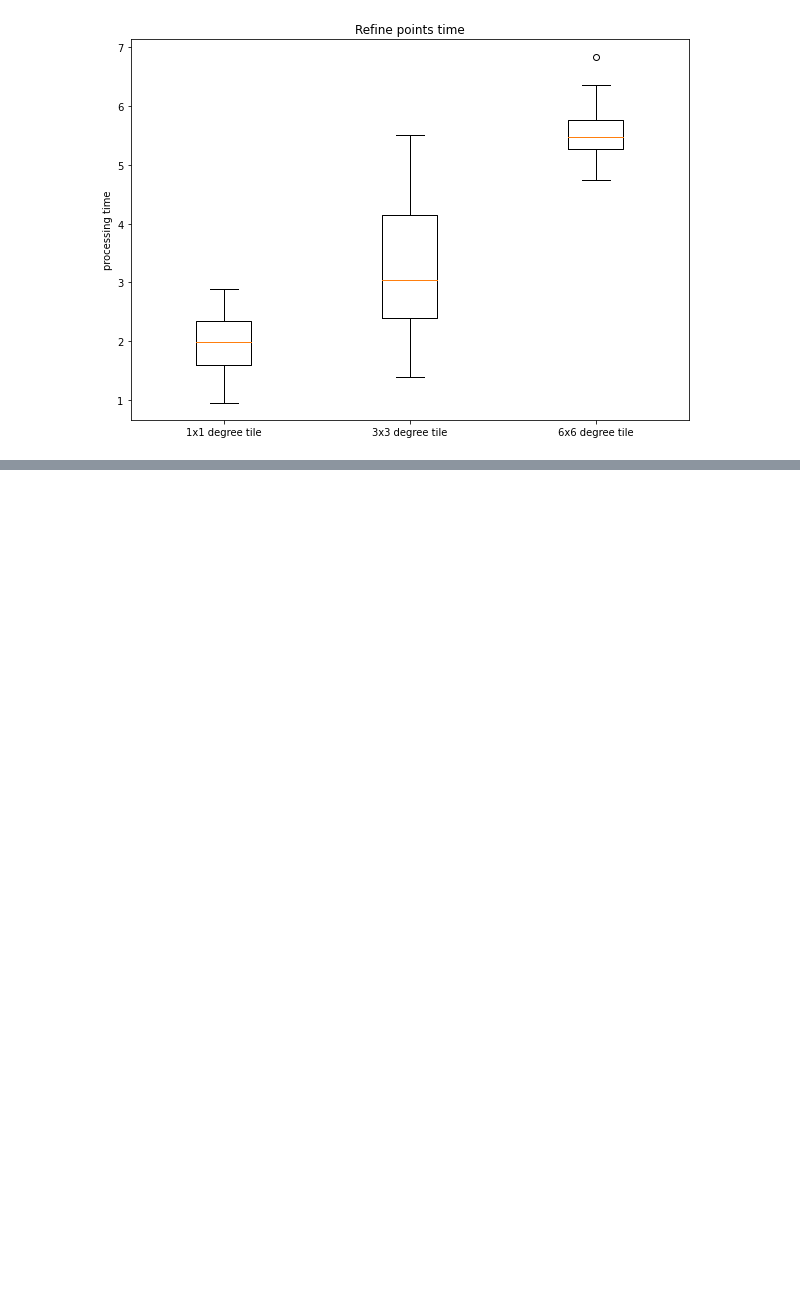
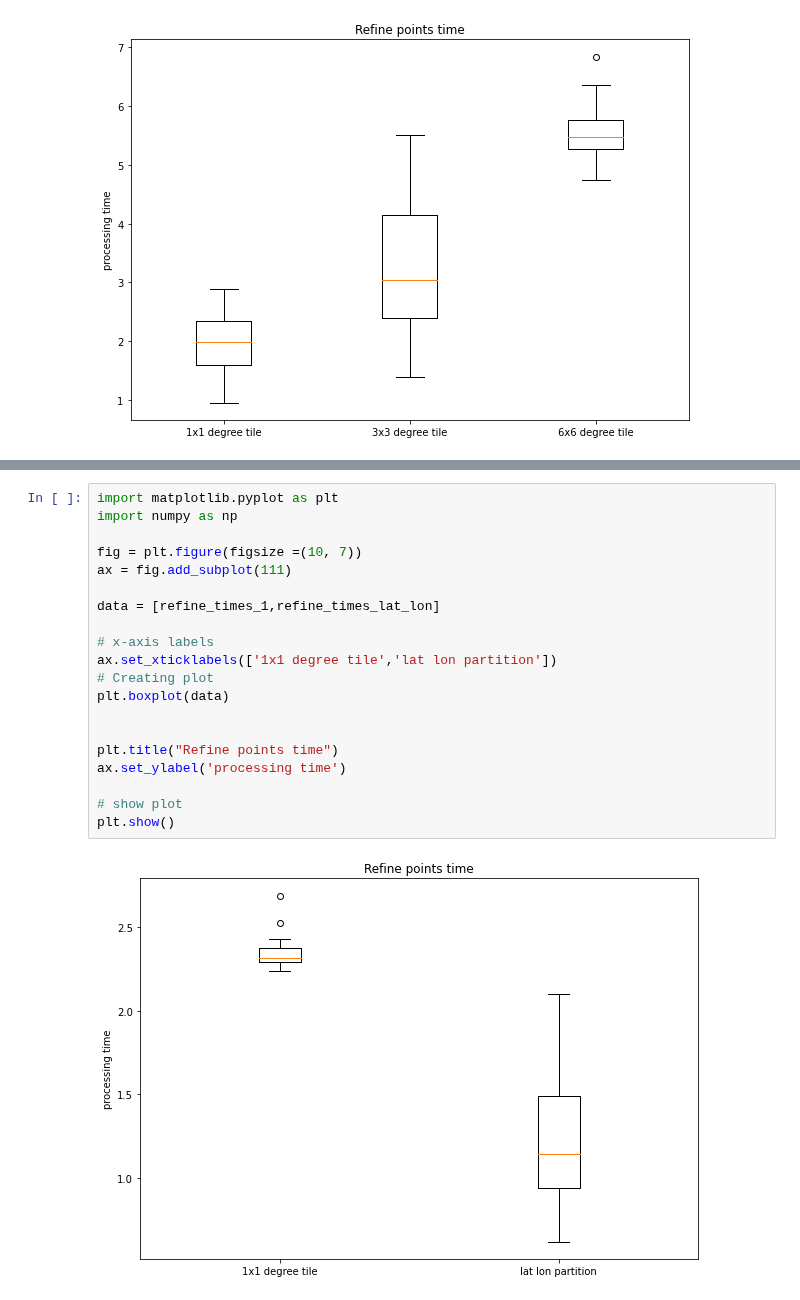
Before and after one commit to Open-Earth-Monitor/GlobalEarthPoint, a Jupyter notebook: test_partition.ipynb, the cells around one changed output, grey strips where cells are left out. Saved outputs shown, nothing was run; the diff lists cells and outputs as text; blank space fills up the shorter version.

```diff
--- a/test_partition.ipynb
+++ b/test_partition.ipynb
@@ -461,0 +696,22 @@ plt.show()
+# %%
+import matplotlib.pyplot as plt
+import numpy as np
+
+fig = plt.figure(figsize =(10, 7))
+ax = fig.add_subplot(111)
+
+data = [refine_times_1,refine_times_lat_lon]
+
+# x-axis labels
+ax.set_xticklabels(['1x1 degree tile','lat lon partition'])
+# Creating plot
+plt.boxplot(data)
+
+
+plt.title("Refine points time")
+ax.set_ylabel('processing time')
+
+# show plot
+plt.show()
+# %% [output]
+[figure, added]
```
Also changed, not shown: parts of 23 cells of this notebook.
